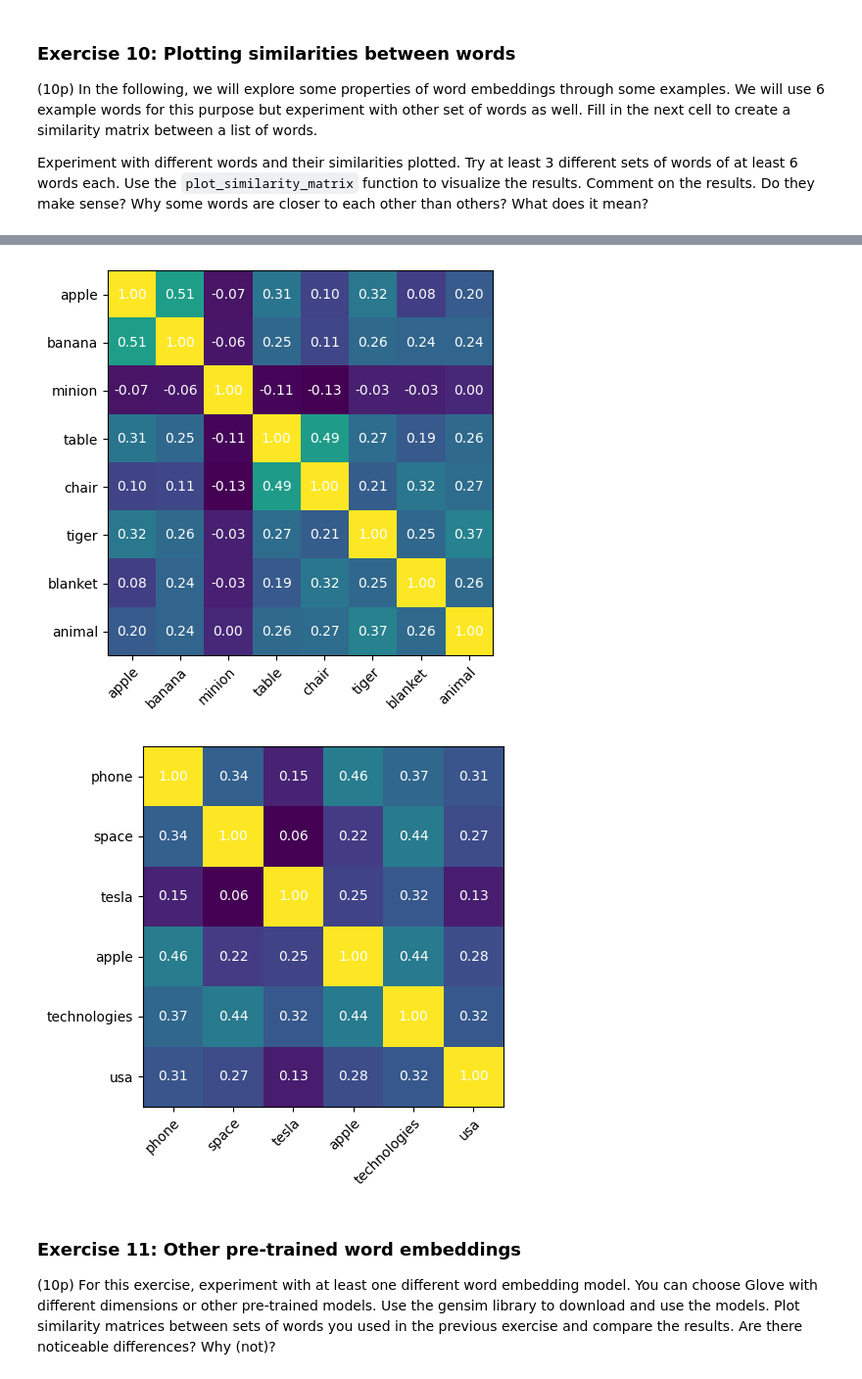
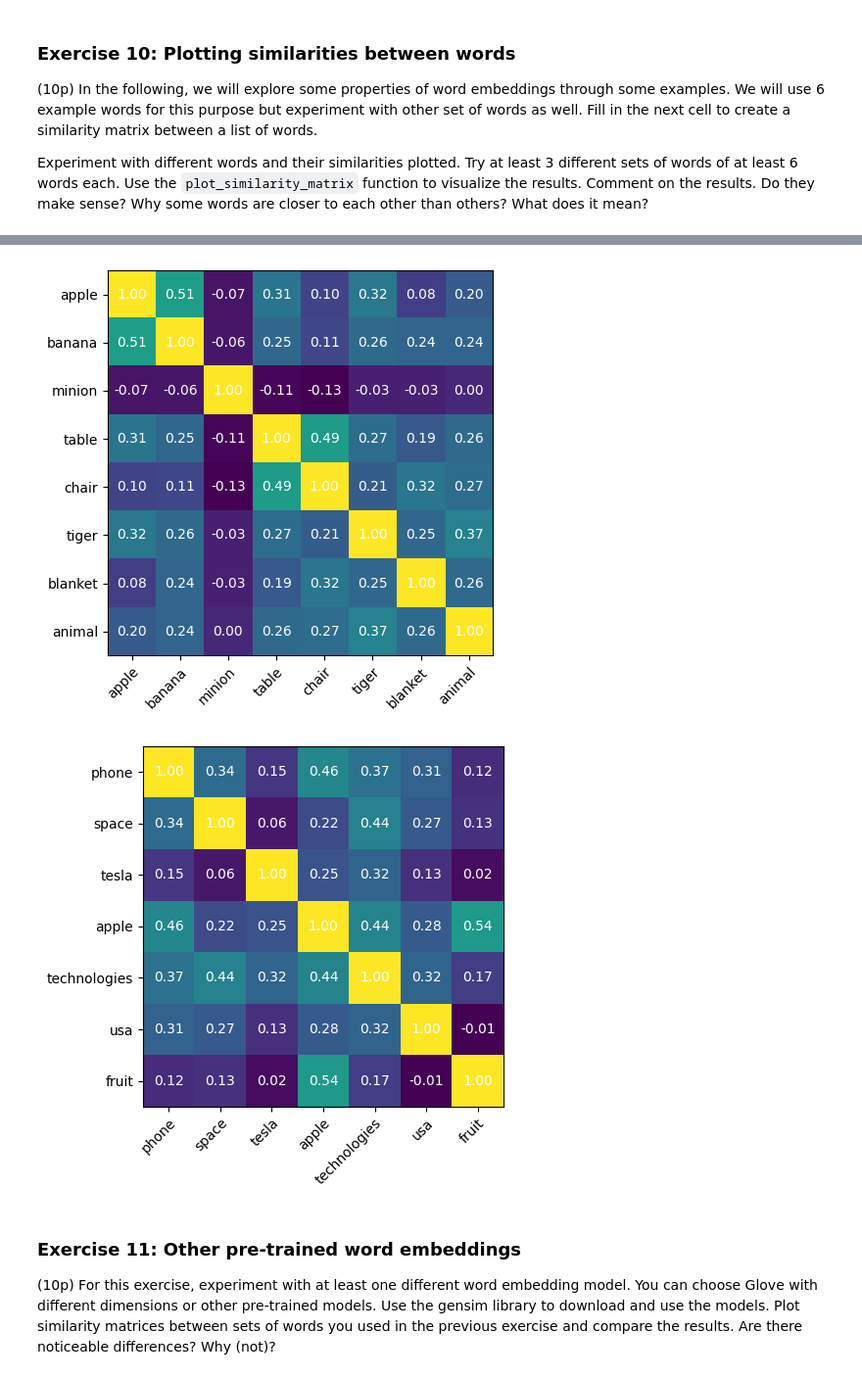
Before and after one commit to t3i8m/nlp_labs, a Jupyter notebook: lab_2/lab2_tim.ipynb, the cells around one changed output, grey strips where cells are left out. Shown at 98% size. Cells and saved outputs as stored; diff of their text form; code cells hidden in the pictures.

```diff
--- a/lab_2/lab2_tim.ipynb
+++ b/lab_2/lab2_tim.ipynb
@@ -976,13 +976,13 @@ def plot_similarity_matrix(matrix, labels):
 Experiment with different words and their similarities plotted. Try at least 3 different sets of words of at least 6 words each. Use the `plot_similarity_matrix` function to visualize the results.
 Comment on the results. Do they make sense? Why some words are closer to each other than others? What does it mean?
 # %%
-def calculate_similarity_table(list_words):
+def calculate_similarity_table(list_words, model):
     similarity_matrix = np.zeros((len(list_words), len(list_words)), dtype=float)
 
     for index, n in enumerate(list_words):
         for index2, j in enumerate(list_words):
-            vec1 = glove_model[n]
-            vec2 = glove_model[j]
+            vec1 = model[n]
+            vec2 = model[j]
 
             similarity = cosine_similarity(vec1, vec2)
 
@@ -991,29 +991,29 @@ def calculate_similarity_table(list_words):
 # %%
 list_of_words = ['love', 'hate', 'life', 'equal', 'alive', 'dead']
 
 similarity_matrix = np.zeros((len(list_of_words), len(list_of_words)), dtype=float)
 
 ### YOUR CODE HERE
 
-similarity_matrix1 = calculate_similarity_table(list_of_words)
+similarity_matrix1 = calculate_similarity_table(list_of_words, glove_model)
 
 list_words2 = ["apple", "banana", "minion", "table", "chair", "tiger", "blanket", "animal"]
-similarity_matrix2 = calculate_similarity_table(list_words2)
+similarity_matrix2 = calculate_similarity_table(list_words2, glove_model)
 
-list_words3 = ["phone", "space", "tesla", "apple", "technologies", "usa"]
-similarity_matrix3 = calculate_similarity_table(list_words3)
+list_words3 = ["phone", "space", "tesla", "apple", "technologies", "usa", "fruit"]
+similarity_matrix3 = calculate_similarity_table(list_words3, glove_model)
 
 
 ### YOUR CODE ENDS HERE
 
 plot_similarity_matrix(similarity_matrix1, list_of_words)
 
 plot_similarity_matrix(similarity_matrix2, list_words2)
 plot_similarity_matrix(similarity_matrix3, list_words3)
 # %% [output]
 [figure]
 [figure]
-[figure, old version]
+[figure, new version]
 # %%
 #### YOUR CODE HERE
 
```
Also changed, not shown: parts of 3 cells of this notebook.
